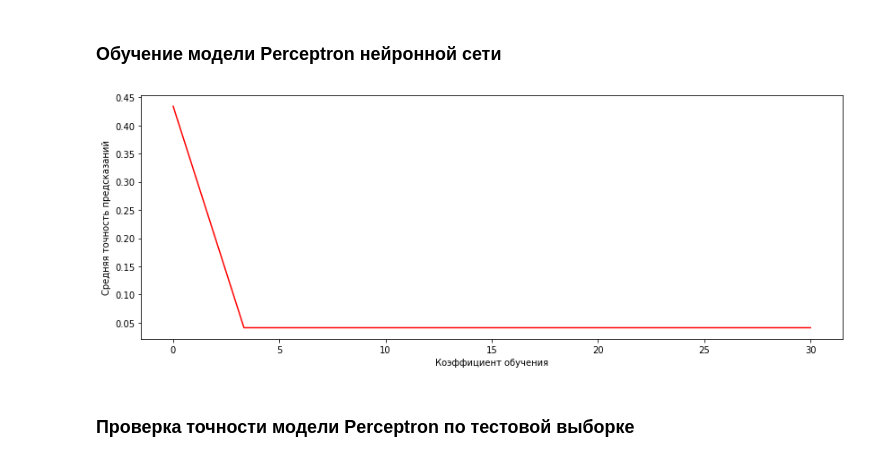
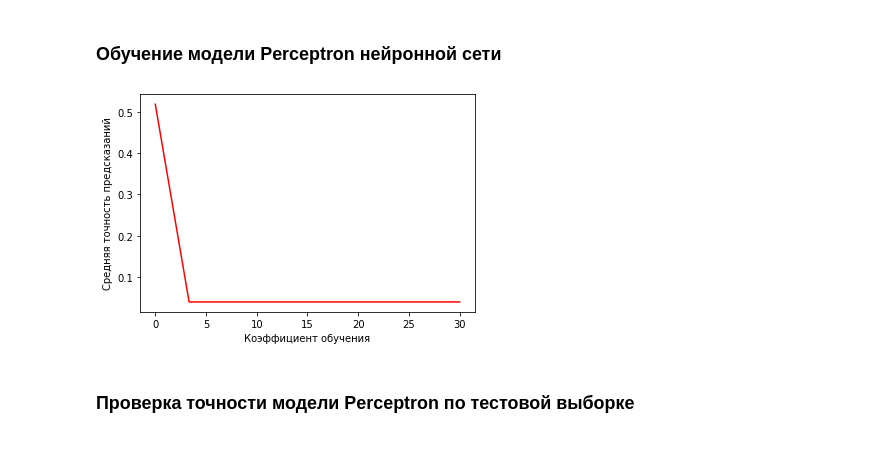
Before and after one commit to AlexyNat/ml, a Jupyter notebook: lab4.ipynb, the cells around one changed output. Cells and saved outputs as stored; diff of their text form; code cells hidden in the pictures.

```diff
--- a/lab4.ipynb
+++ b/lab4.ipynb
@@ -108,20 +108,19 @@ print(f'Средняя точность предсказаний: {clf_mlp.score
 # %%
 from sklearn.linear_model import Perceptron
 
-plt.figure(figsize=(14, 5))
 alpha = np.linspace(0.0001, 30, 10)
 score = []
 
 for a in alpha:
-  clf_perc = Perceptron(max_iter=1000, alpha=a,penalty='l2', random_state=6, n_iter_no_change=30).fit(X_train_scaled, y_train)
+  clf_perc = Perceptron(max_iter=1000, alpha=a,penalty='l1', random_state=6, n_iter_no_change=30).fit(X_train_scaled, y_train)
   score.append(clf_perc.score(X_holdout_scaled, y_holdout))
 
 plt.xlabel("Коэффициент обучения")
 plt.ylabel("Средняя точность предсказаний")
 plt.plot(alpha, score, "r-", label='elasticnet')
 plt.show()
 # %% [output]
-[figure, old version]
+[figure, new version]
 # %% [markdown]
 <h3>Проверка точности модели Perceptron по тестовой выборке</h3>
 # %%
```
Also changed, not shown: parts of 7 cells of this notebook.
